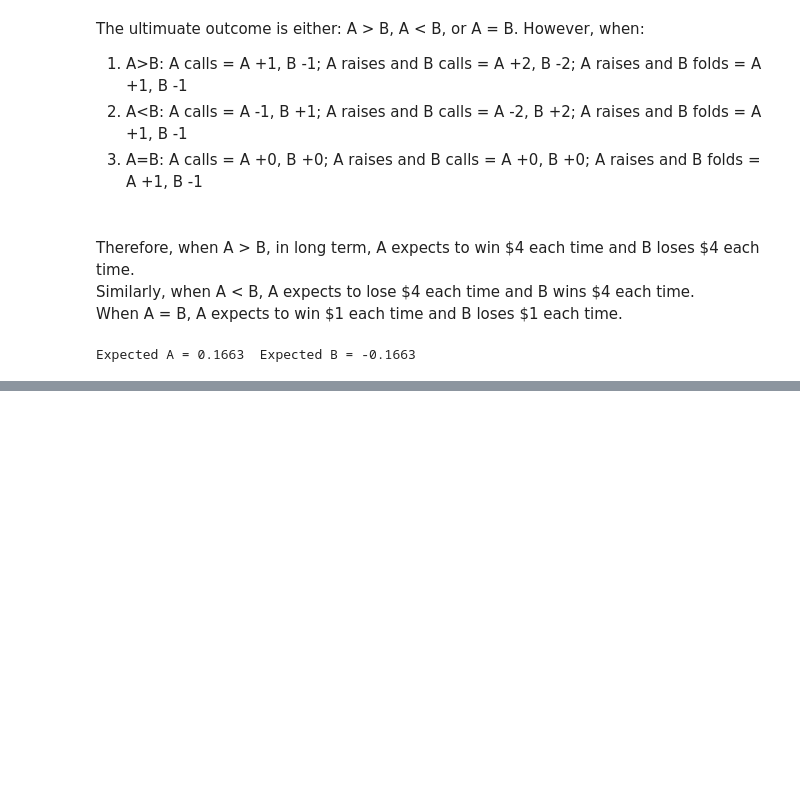
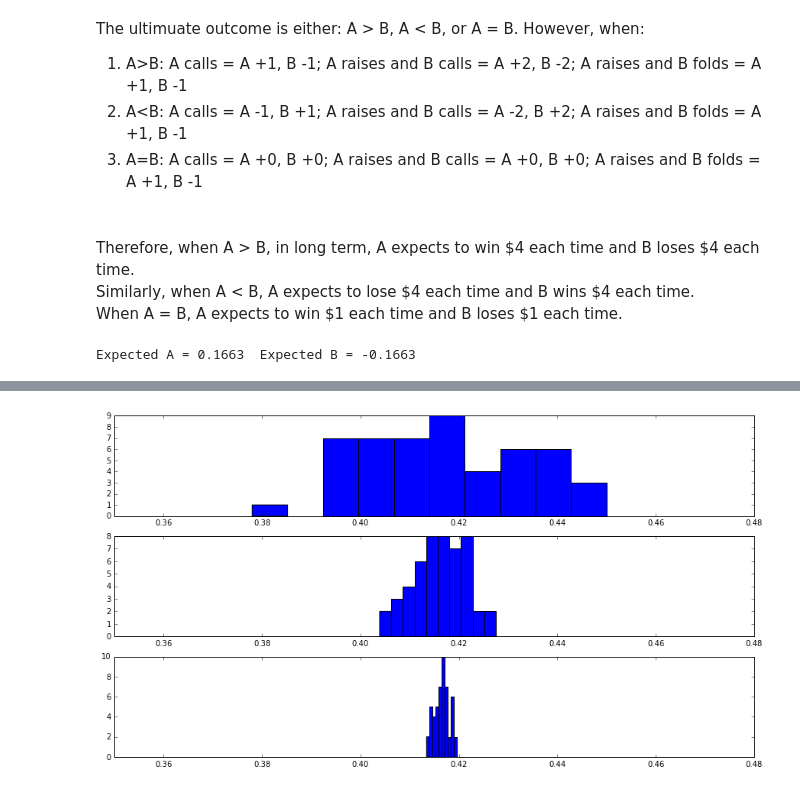
Before and after one commit to nmningmei/intuitive_probability_games, a Jupyter notebook: fivethirtyeight/Riddler Classic - 538.ipynb, the cells around one changed output, grey strips where cells are left out. Cells and saved outputs as stored; diff of their text form; code cells hidden in the pictures; blank space fills up the shorter version.

```diff
--- a/fivethirtyeight/Riddler Classic - 538.ipynb
+++ b/fivethirtyeight/Riddler Classic - 538.ipynb
@@ -52,21 +88,28 @@ Expected A = 0.1663  Expected B = -0.1663
 # %%
-doTimes = 500
-simTimes = 2e5
-allResults = []
-for ii in range(doTimes):
-    result = []
-    for jj in range(int(simTimes)):
-        A = random.randint(1,6);B = random.randint(1,6)
-        result.append([A,B])
-    result = np.array(result)
-    Win_A = np.where(result[:,0] > result[:,1])[0]
-    Win_B = np.where(result[:,0] < result[:,1])[0]
-    Tie = np.where(result[:,0] == result[:,1])[0]
+doTimes = 50
+simTimes = [1e3,1e4,1e5]
+temp=[]
+for kk,simTime in enumerate(simTimes):
+    allResults = []
+    for ii in range(doTimes):
+        result = []
+        for jj in range(int(simTime)):
+            A = random.randint(1,6);B = random.randint(1,6)
+            result.append([A,B])
+        result = np.array(result)
+        Win_A = np.where(result[:,0] > result[:,1])[0]
+        Win_B = np.where(result[:,0] < result[:,1])[0]
+        Tie = np.where(result[:,0] == result[:,1])[0]
 
-    Prob_A_win = len(Win_A) / simTimes
-    Prob_B_win = len(Win_B) / simTimes
-    Prob_Tie   = len(Tie)   / simTimes
-
-    Expected_A = Prob_A_win * 4 + Prob_B_win * -4 + Prob_Tie * 1
-    Expected_B = Prob_A_win * -4 + Prob_B_win * 4 + Prob_Tie * -1
-    allResults.append([Expected_A,Expected_B])
+        Prob_A_win = len(Win_A) / len(result)
+        Prob_B_win = len(Win_B) / len(result)
+        Prob_Tie   = len(Tie)   / len(result)
+        allResults.append([Prob_A_win,Prob_B_win,Prob_Tie])
+    temp.append(allResults)
+# %%
+fig,ax = plt.subplots(3,1,figsize=(15,8))
+for i in range(3):
+    ax[i].hist(np.array(temp[i])[:,0])
+    ax[i].set(xlim=(0.35,0.48))
+# %% [output]
+[figure, added]
```
Also changed, not shown: parts of 2 cells of this notebook.
